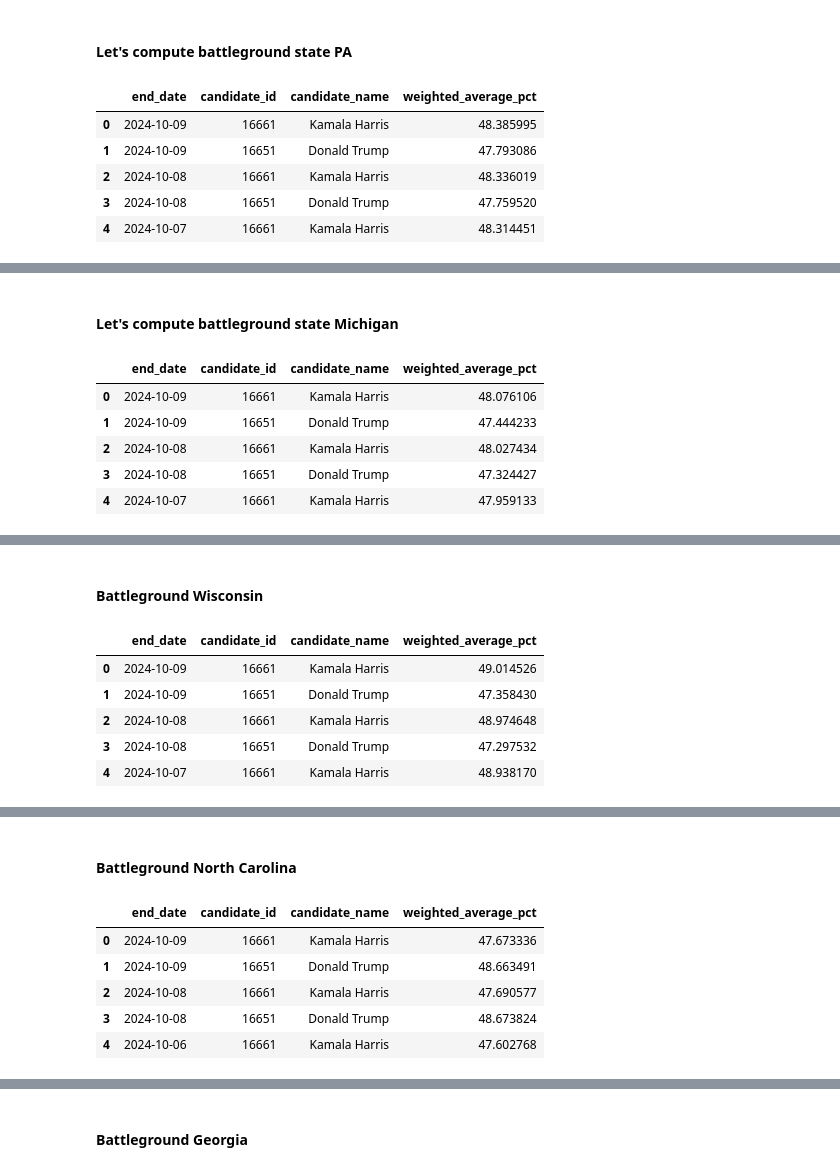
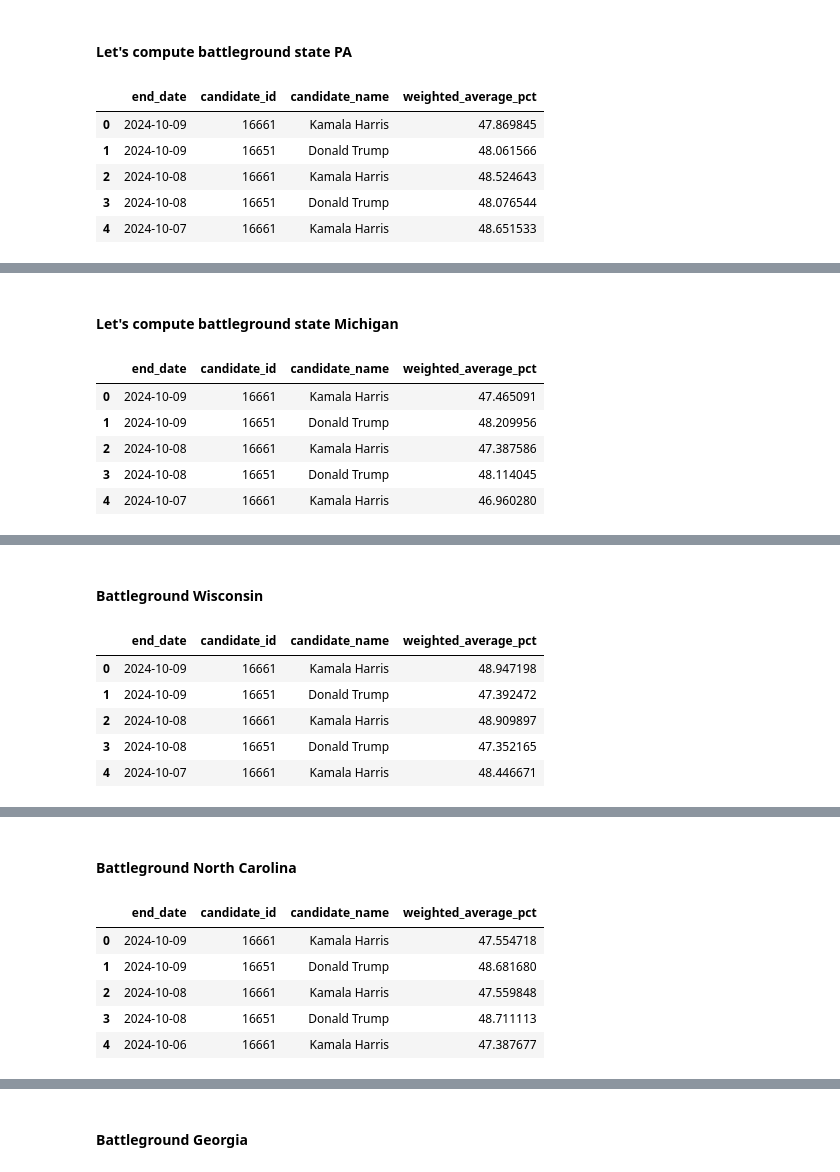
Before and after one commit to christophermoverton/ppoll_jupyterlab, a Jupyter notebook: 538pollingdata.ipynb, the cells around one changed output, grey strips where cells are left out. Saved outputs shown, nothing was run; the diff lists cells and outputs as text; code cells hidden in the pictures.

```diff
--- a/538pollingdata.ipynb
+++ b/538pollingdata.ipynb
@@ -938,7 +936,7 @@ df_state_not_na_clean_sorted.head()
 #### Let's compute battleground state PA
 # %%
 # Initialize lambda and create an empty DataFrame to store the results
-lambda_value = .075
+lambda_value = .375
 weighted_averages = []
 
 # Define the two candidate IDs of interest
@@ -1018,9 +1016,9 @@ for current_date in df_mi['end_date'].unique():
             result_df = pd.concat([result_df, filtered_df])
         candidate_data = result_df.copy()
 
-        c_mean = candidate_data[(candidate_data['days_past_index'] < 40) & (candidate_data['days_past_index'] > 1)]['pct'].mean() #gather mean for past 30 days of likely voters
+        c_mean = candidate_data[(candidate_data['days_past_index'] < 14) & (candidate_data['days_past_index'] > 0)]['pct'].mean() #gather mean for past 30 days of likely voters
 
-        c_std = candidate_data[(candidate_data['days_past_index'] < 40) & (candidate_data['days_past_index'] > 1)]['pct'].std() #gather standard deviation for past 30 days of likely voters
+        c_std = candidate_data[(candidate_data['days_past_index'] < 14) & (candidate_data['days_past_index'] > 0)]['pct'].std() #gather standard deviation for past 30 days of likely voters
         #print(candidate)
         #print(c_mean)
         #print(c_std)
@@ -1033,8 +1031,8 @@ for current_date in df_mi['end_date'].unique():
         #lets grab house effect data
         # Group the data by 'pollster' and calculate the mean of 'pct' for each pollster
         #Start House effect data computation#
-        c_mean2 = candidate_data[(candidate_data['days_past_index'] < 40) & (candidate_data['days_past_index'] >= 0)]['pct'].mean()
-        c_mean_by_pollster = candidate_data[(candidate_data['days_past_index'] < 40) &
+        c_mean2 = candidate_data[(candidate_data['days_past_index'] < 14) & (candidate_data['days_past_index'] >= 0)]['pct'].mean()
+        c_mean_by_pollster = candidate_data[(candidate_data['days_past_index'] < 14) &
                                             (candidate_data['days_past_index'] >= 0)].groupby('pollster_id')['pct'].mean()
 
 
@@ -1068,38 +1066,38 @@ for current_date in df_mi['end_date'].unique():
             candidate_data['weight_score'] * candidate_data['weight_time'] * candidate_data['weight_outlier']
         )
         # check for NaN entries in the w_i column
         #nan_weight_i = candidate_data['w_i'].isna().sum()
         #print result
         #print(f"Number of NaN value in 'w_i': {nan_weight_i}")
 
         # Step 3: Identify rows with NaN in w_i to examine their individual values
         #nan_rows = candidate_data[candidate_data['w_i'].isna()]
         #print("Rows producing NaN in 'w_i':")
         #print(nan_rows[['methodology','weight_mode', 'weight_sample', 'weight_score', 'weight_time', 'w_i']])
 
         # Step 9: Compute the weighted average of the poll points ('pct') using the computed weights
         weighted_average_pct = np.average(candidate_data['adjusted_pct'], weights=candidate_data['w_i'])
 
         # Step 10: Store the current date, candidate_id, candidate_name, and the weighted average in a new DataFrame
         if not candidate_data.empty:
             candidate_name = candidate_data['candidate_name'].iloc[0]
             weighted_averages.append({
                 'end_date': current_date,
                 'candidate_id': candidate,
                 'candidate_name': candidate_name,
                 'weighted_average_pct': weighted_average_pct
             })
 
 # Convert the results into a new DataFrame
 df_weighted_averages = pd.DataFrame(weighted_averages)
 df_weighted_averages.head()
 # %% [output]
 |  | end_date | candidate_id | candidate_name | weighted_average_pct |
-| 0 | 2024-10-09 | 16661 | Kamala Harris | 48.385995 |
-| 1 | 2024-10-09 | 16651 | Donald Trump | 47.793086 |
-| 2 | 2024-10-08 | 16661 | Kamala Harris | 48.336019 |
-| 3 | 2024-10-08 | 16651 | Donald Trump | 47.759520 |
-| 4 | 2024-10-07 | 16661 | Kamala Harris | 48.314451 |
+| 0 | 2024-10-09 | 16661 | Kamala Harris | 47.869845 |
+| 1 | 2024-10-09 | 16651 | Donald Trump | 48.061566 |
+| 2 | 2024-10-08 | 16661 | Kamala Harris | 48.524643 |
+| 3 | 2024-10-08 | 16651 | Donald Trump | 48.076544 |
+| 4 | 2024-10-07 | 16661 | Kamala Harris | 48.651533 |
 # %%
 # Pivot the data so that we have both candidates' weighted averages in the same row for each end_date
 df_pivot = df_weighted_averages.pivot(index='end_date', columns='candidate_name', values='weighted_average_pct').reset_index()
@@ -1195,7 +1193,7 @@ final_chart.show()
 #### Let's compute battleground state Michigan
 # %%
 # Initialize lambda and create an empty DataFrame to store the results
-lambda_value = .075
+lambda_value = .375
 weighted_averages = []
 
 # Define the two candidate IDs of interest
@@ -1352,11 +1350,11 @@ df_weighted_averages = pd.DataFrame(weighted_averages)
 df_weighted_averages.head()
 # %% [output]
 |  | end_date | candidate_id | candidate_name | weighted_average_pct |
-| 0 | 2024-10-09 | 16661 | Kamala Harris | 48.076106 |
-| 1 | 2024-10-09 | 16651 | Donald Trump | 47.444233 |
-| 2 | 2024-10-08 | 16661 | Kamala Harris | 48.027434 |
-| 3 | 2024-10-08 | 16651 | Donald Trump | 47.324427 |
-| 4 | 2024-10-07 | 16661 | Kamala Harris | 47.959133 |
+| 0 | 2024-10-09 | 16661 | Kamala Harris | 47.465091 |
+| 1 | 2024-10-09 | 16651 | Donald Trump | 48.209956 |
+| 2 | 2024-10-08 | 16661 | Kamala Harris | 47.387586 |
+| 3 | 2024-10-08 | 16651 | Donald Trump | 48.114045 |
+| 4 | 2024-10-07 | 16661 | Kamala Harris | 46.960280 |
 # %%
 # Pivot the data so that we have both candidates' weighted averages in the same row for each end_date
 df_pivot = df_weighted_averages.pivot(index='end_date', columns='candidate_name', values='weighted_average_pct').reset_index()
@@ -1452,7 +1450,7 @@ final_chart.show()
 ####  Battleground Wisconsin
 # %%
 # Initialize lambda and create an empty DataFrame to store the results
-lambda_value = .075
+lambda_value = .375
 weighted_averages = []
 
 # Define the two candidate IDs of interest
@@ -1609,11 +1607,11 @@ df_weighted_averages = pd.DataFrame(weighted_averages)
 df_weighted_averages.head()
 # %% [output]
 |  | end_date | candidate_id | candidate_name | weighted_average_pct |
-| 0 | 2024-10-09 | 16661 | Kamala Harris | 49.014526 |
-| 1 | 2024-10-09 | 16651 | Donald Trump | 47.358430 |
-| 2 | 2024-10-08 | 16661 | Kamala Harris | 48.974648 |
-| 3 | 2024-10-08 | 16651 | Donald Trump | 47.297532 |
-| 4 | 2024-10-07 | 16661 | Kamala Harris | 48.938170 |
+| 0 | 2024-10-09 | 16661 | Kamala Harris | 48.947198 |
+| 1 | 2024-10-09 | 16651 | Donald Trump | 47.392472 |
+| 2 | 2024-10-08 | 16661 | Kamala Harris | 48.909897 |
+| 3 | 2024-10-08 | 16651 | Donald Trump | 47.352165 |
+| 4 | 2024-10-07 | 16661 | Kamala Harris | 48.446671 |
 # %%
 # Pivot the data so that we have both candidates' weighted averages in the same row for each end_date
 df_pivot = df_weighted_averages.pivot(index='end_date', columns='candidate_name', values='weighted_average_pct').reset_index()
@@ -1709,7 +1707,7 @@ final_chart.show()
 #### Battleground North Carolina
 # %%
 # Initialize lambda and create an empty DataFrame to store the results
-lambda_value = .075
+lambda_value = .375
 weighted_averages = []
 
 # Define the two candidate IDs of interest
@@ -1866,11 +1864,11 @@ df_weighted_averages = pd.DataFrame(weighted_averages)
 df_weighted_averages.head()
 # %% [output]
 |  | end_date | candidate_id | candidate_name | weighted_average_pct |
-| 0 | 2024-10-09 | 16661 | Kamala Harris | 47.673336 |
-| 1 | 2024-10-09 | 16651 | Donald Trump | 48.663491 |
-| 2 | 2024-10-08 | 16661 | Kamala Harris | 47.690577 |
-| 3 | 2024-10-08 | 16651 | Donald Trump | 48.673824 |
-| 4 | 2024-10-06 | 16661 | Kamala Harris | 47.602768 |
+| 0 | 2024-10-09 | 16661 | Kamala Harris | 47.554718 |
+| 1 | 2024-10-09 | 16651 | Donald Trump | 48.681680 |
+| 2 | 2024-10-08 | 16661 | Kamala Harris | 47.559848 |
+| 3 | 2024-10-08 | 16651 | Donald Trump | 48.711113 |
+| 4 | 2024-10-06 | 16661 | Kamala Harris | 47.387677 |
 # %%
 # Pivot the data so that we have both candidates' weighted averages in the same row for each end_date
 df_pivot = df_weighted_averages.pivot(index='end_date', columns='candidate_name', values='weighted_average_pct').reset_index()
```
Also changed, not shown: parts of 9 cells of this notebook.
